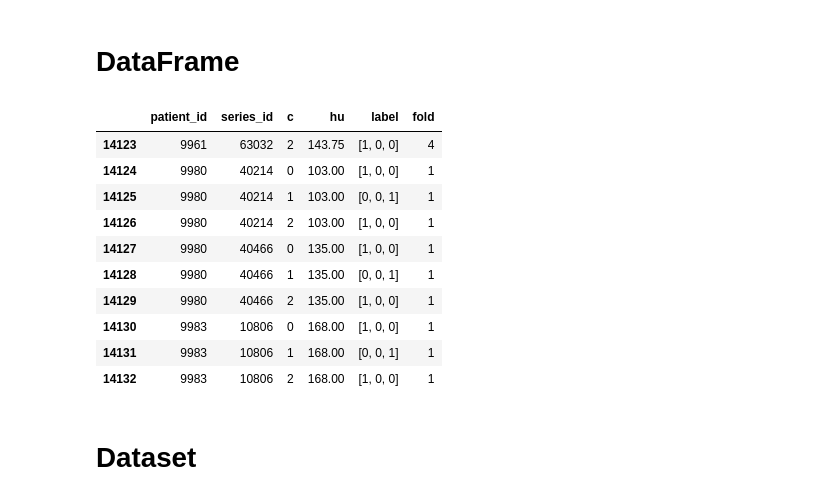
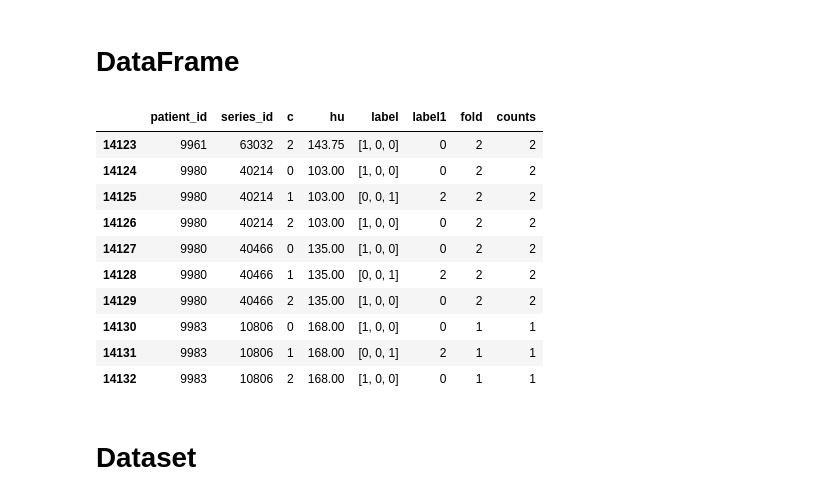
Before and after one commit to sronen71/atd, a Jupyter notebook: stage2.ipynb, the cells around one changed output. Saved outputs shown, nothing was run; the diff lists cells and outputs as text; code cells hidden in the pictures.

```diff
--- a/stage2.ipynb
+++ b/stage2.ipynb
@@ -99,56 +103,76 @@ organ_dict = {
 }
 
 df_p = pd.read_csv('/kaggle/input/rsna-2023-abdominal-trauma-detection/train.csv')
+
+
+
+
+
 df_s=pd.read_csv('/kaggle/input/rsna-2023-abdominal-trauma-detection/train_series_meta.csv')
 
 df_p['fold'] = -1
-kf = KFold(5,shuffle=True)
+kf = KFold(5,shuffle=True,random_state=42)
 for fold, (train_idx, valid_idx) in enumerate(kf.split(df_p,df_p)):
     df_p.loc[valid_idx, 'fold'] = fold
 
 
+#df_healthy=df_p[df_p["any_injury"]==0].sample(758)
+#df_injured=df_p[(df_p["kidney_healthy"]==0) | (df_p["liver_healthy"]==0)| (df_p["spleen_healthy"]==0) | (df_p["bowel_healthy"]==0)]
+#print(len(df_injured),len(df_healthy))
+#df_p1=pd.concat((df_healthy,df_injured))
+
+
 df=df_p.merge(df_s,on="patient_id")
+df["count"]=df.groupby(["patient_id"])["patient_id"].transform("count")
+
 
 pid=[]
 sid = []
 cs = []
 label = []
+label1=[]
 fold = []
 hu=[]
+counts=[]
 for row in df.to_dict(orient="records"):
     for i in [0,1,2]:
         pid.append(row["patient_id"])
         sid.append(row["series_id"])
         cs.append(i)
         hu.append(row["aortic_hu"])
         organ=organ_dict[i]
-        label.append([row[f'{organ}_healthy'],row[f'{organ}_low'],row[f'{organ}_high']])
+        la=[row[f'{organ}_healthy'],row[f'{organ}_low'],row[f'{organ}_high']]
+        label.append(la)
+        label1.append(np.argmax(la))
         fold.append(row["fold"])
+        counts.append(row["count"])
 
 df = pd.DataFrame({
     'patient_id': pid,
     'series_id': sid,
     'c': cs,
-    "hu":hu,
+    'hu':hu,
     'label': label,
-    'fold': fold
+    'label1':label1,
+    'fold': fold,
+    'counts':counts,
 })
 
 df = df.sample(16).reset_index(drop=True) if DEBUG else df
 
 df.tail(10)
 # %% [output]
-|  | patient_id | series_id | c | hu | label | fold |
-| 14123 | 9961 | 63032 | 2 | 143.75 | [1, 0, 0] | 4 |
-| 14124 | 9980 | 40214 | 0 | 103.00 | [1, 0, 0] | 1 |
-| 14125 | 9980 | 40214 | 1 | 103.00 | [0, 0, 1] | 1 |
-| 14126 | 9980 | 40214 | 2 | 103.00 | [1, 0, 0] | 1 |
-| 14127 | 9980 | 40466 | 0 | 135.00 | [1, 0, 0] | 1 |
-| 14128 | 9980 | 40466 | 1 | 135.00 | [0, 0, 1] | 1 |
-| 14129 | 9980 | 40466 | 2 | 135.00 | [1, 0, 0] | 1 |
-| 14130 | 9983 | 10806 | 0 | 168.00 | [1, 0, 0] | 1 |
-| 14131 | 9983 | 10806 | 1 | 168.00 | [0, 0, 1] | 1 |
-| 14132 | 9983 | 10806 | 2 | 168.00 | [1, 0, 0] | 1 |
+|  | patient_id | series_id | c | hu | label | label1 | fold | counts |
+| 14123 | 9961 | 63032 | 2 | 143.75 | [1, 0, 0] | 0 | 2 | 2 |
+| 14124 | 9980 | 40214 | 0 | 103.00 | [1, 0, 0] | 0 | 2 | 2 |
+| 14125 | 9980 | 40214 | 1 | 103.00 | [0, 0, 1] | 2 | 2 | 2 |
+| 14126 | 9980 | 40214 | 2 | 103.00 | [1, 0, 0] | 0 | 2 | 2 |
+| 14127 | 9980 | 40466 | 0 | 135.00 | [1, 0, 0] | 0 | 2 | 2 |
+| 14128 | 9980 | 40466 | 1 | 135.00 | [0, 0, 1] | 2 | 2 | 2 |
+| 14129 | 9980 | 40466 | 2 | 135.00 | [1, 0, 0] | 0 | 2 | 2 |
+| 14130 | 9983 | 10806 | 0 | 168.00 | [1, 0, 0] | 0 | 1 | 1 |
+| 14131 | 9983 | 10806 | 1 | 168.00 | [0, 0, 1] | 2 | 1 | 1 |
+| 14132 | 9983 | 10806 | 2 | 168.00 | [1, 0, 0] | 0 | 1 | 1 |
 # %% [markdown]
 # Dataset
 # %%
```
Also changed, not shown: parts of 17 cells of this notebook, 1 other file.
